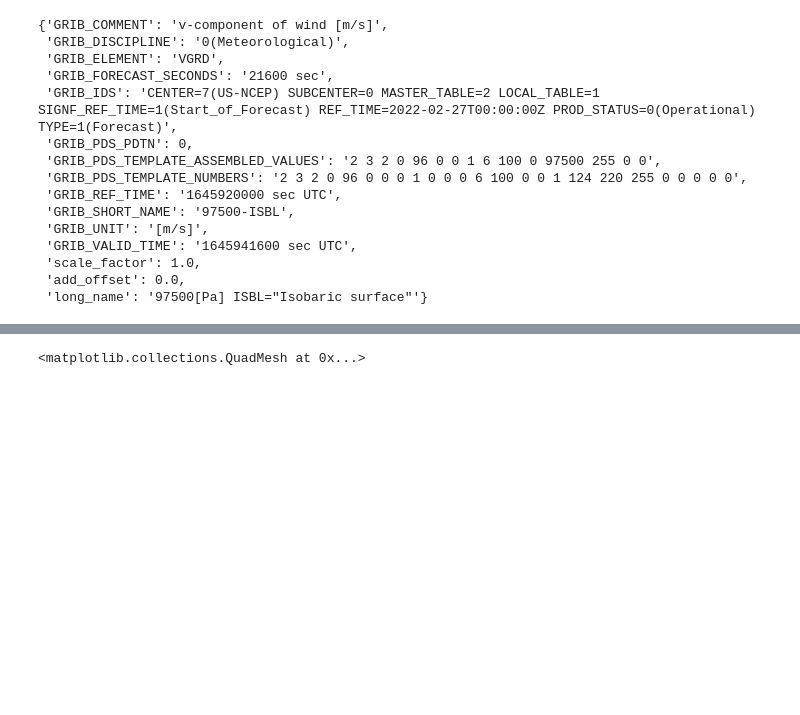
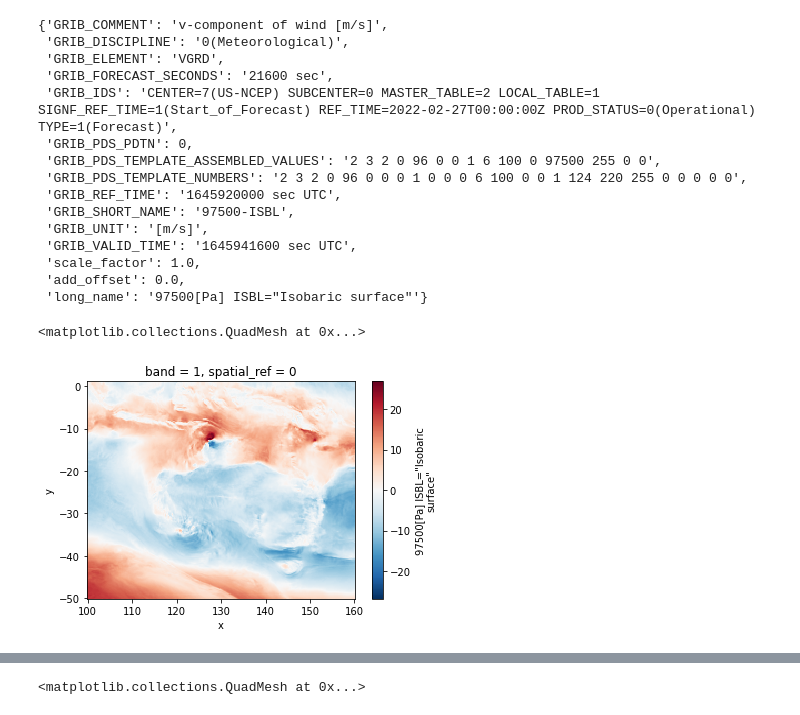
Before and after one commit to cesaraustralia/WindDispersalForecastTool, a Jupyter notebook: Scripts/GFS_data_download.ipynb, the cells around one changed output, grey strips where cells are left out. Saved outputs shown, nothing was run; the diff lists cells and outputs as text; code cells hidden in the pictures; blank space fills up the shorter version.

```diff
--- a/Scripts/GFS_data_download.ipynb
+++ b/Scripts/GFS_data_download.ipynb
@@ -103,8 +102,18 @@ r.attrs
  'add_offset': 0.0,
  'long_name': '97500[Pa] ISBL="Isobaric surface"'}
 # %%
-path = "/mnt/c/Users/61423/Desktop/GFStest/"
+# read multiple files
+path = "/home/rvalavi/Downloads/GFSdata/"
 ls = os.listdir(path)
 files = [os.path.join(path, i) for i in ls]
 
-r1 = rx.open_rasterio(files[0], chunks=(1,1024,1024))
+li = []
+for i in files:
+    li.append(rx.open_rasterio(i))
+
+rr = xr.concat(li, dim = "band")
+# %%
+rr[0].plot()
+# %% [output]
+<matplotlib.collections.QuadMesh at 0x...>
+[figure, added]
```
Also changed, not shown: parts of 4 cells of this notebook, 2 other files.
